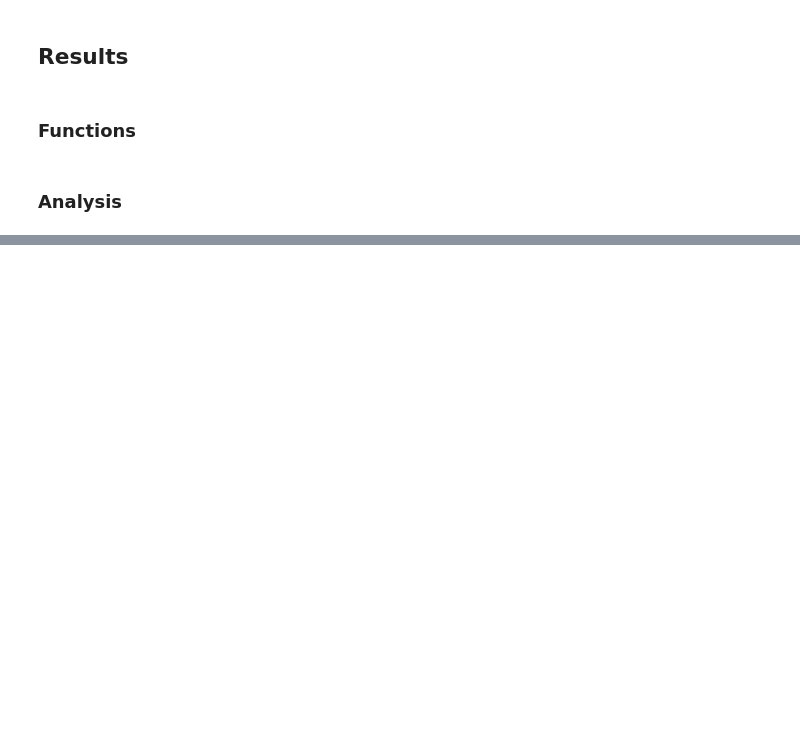
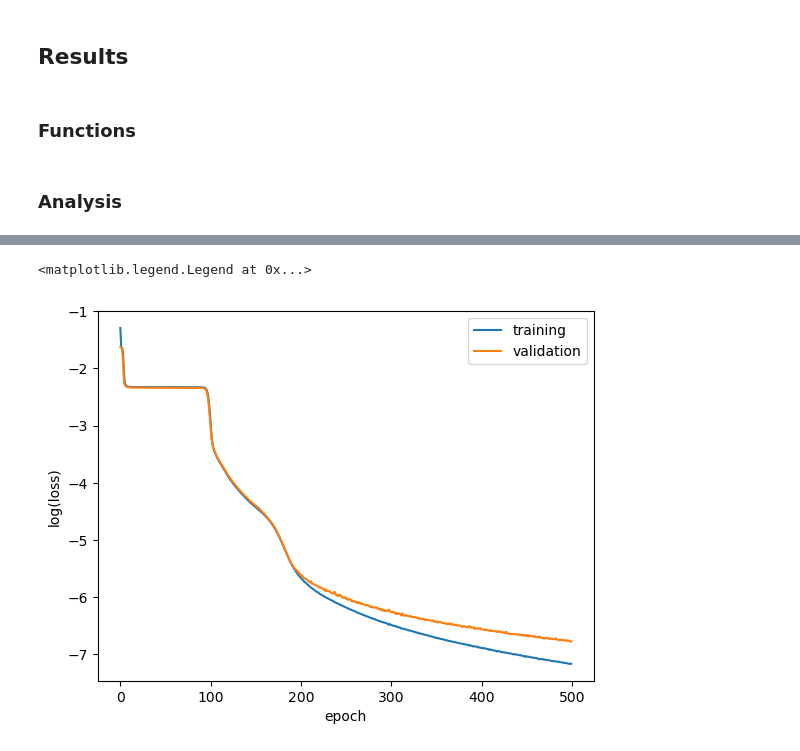
Before and after one commit to c-eloy/MLFlatDirections, a Jupyter notebook: GradientDescent_model.ipynb, the cells around one changed output, grey strips where cells are left out. Cells and saved outputs as stored; diff of their text form; code cells hidden in the pictures; blank space fills up the shorter version.

```diff
--- a/GradientDescent_model.ipynb
+++ b/GradientDescent_model.ipynb
@@ -268,0 +348,5 @@ triangular_plot(x.numpy())
+# %%
+x = np.load(data_file)
+loss_history = np.load(loss_file)
+# %%
+x_train, x_test = train_test_split(x, test_size=0.15, random_state=42)
@@ -268,0 +363,22 @@ triangular_plot(x.numpy())
+# %%
+input_dim = 4
+latent_dim = 1
+
+# Encoder
+inputs = layers.Input(shape=(input_dim,))
+encoded = layers.Dense(32, activation='sigmoid')(inputs)
+encoded = layers.Dense(16, activation='sigmoid')(encoded)
+encoded = layers.Dense(8, activation='sigmoid')(encoded)
+encoded = layers.Dense(latent_dim)(encoded)
+
+# Decoder
+decoded = layers.Dense(8, activation='sigmoid')(encoded)
+decoded = layers.Dense(16, activation='sigmoid')(decoded)
+decoded = layers.Dense(32, activation='sigmoid')(decoded)
+decoded = layers.Dense(input_dim)(decoded)
+
+# Autoencoder
+autoencoder = models.Model(inputs, decoded)
+
+optimizer = tf.keras.optimizers.Adam(learning_rate=0.0001)
+autoencoder.compile(optimizer=optimizer, loss='mse')
@@ -268,0 +408,3 @@ triangular_plot(x.numpy())
+# %%
+epochs = 500
+history_AE_1 = autoencoder.fit(x_train, x_train, epochs=epochs, batch_size=100, shuffle=True,validation_data=(x_test, x_test))
@@ -268,0 +435,9 @@ triangular_plot(x.numpy())
+# %%
+plt.plot(np.log(history_AE_1.history['loss']), label='training')
+plt.plot(np.log(history_AE_1.history['val_loss']), label='validation')
+plt.xlabel('epoch')
+plt.ylabel('log(loss)')
+plt.legend()
+# %% [output]
+<matplotlib.legend.Legend at 0x...>
+[figure, added]
```
Also changed, not shown: parts of 91 cells of this notebook.
